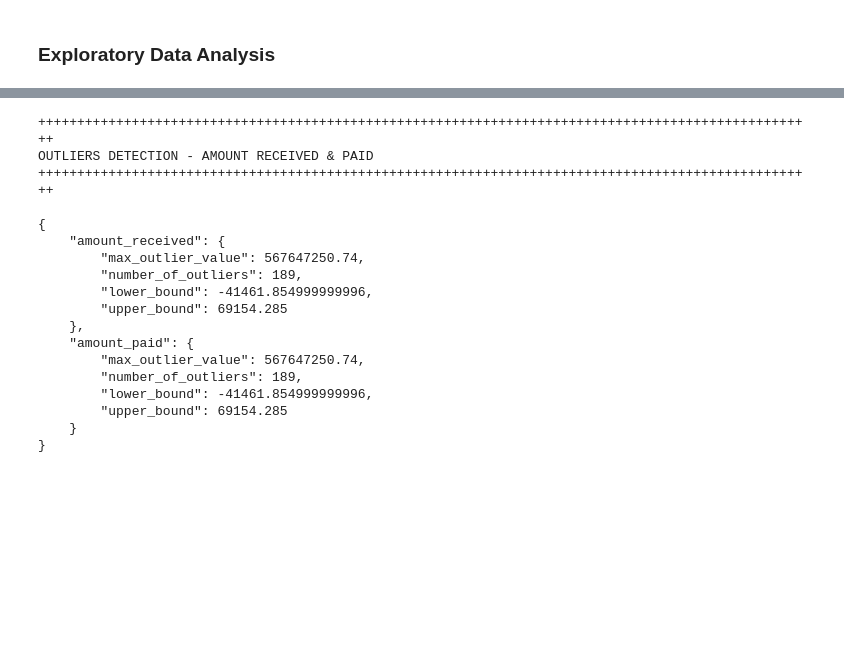
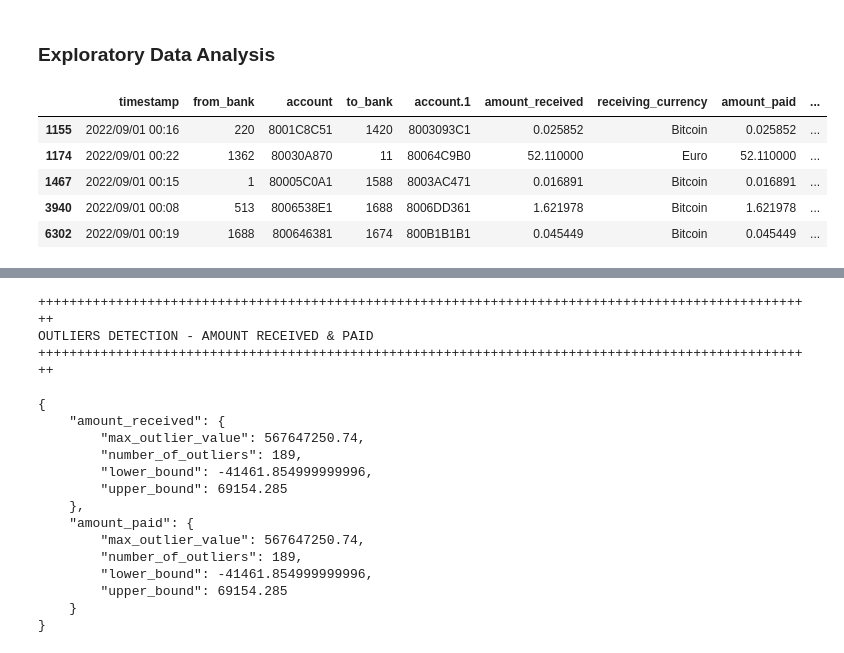
Before and after one commit to votanasrey/Hybrid-Node-Clustering-Approach-for-Graph-Based-Anti-Money-Laundering, a Jupyter notebook: model_dev/logistic_regression.ipynb, the cells around one changed output, grey strips where cells are left out. Saved outputs shown, nothing was run; the diff lists cells and outputs as text; code cells hidden in the pictures; blank space fills up the shorter version.

```diff
--- a/model_dev/logistic_regression.ipynb
+++ b/model_dev/logistic_regression.ipynb
@@ -267,3 +281,15 @@ df.head()
+# %%
+# Convert to the USD currency based on the exchange rate
+df['usd_amount'] = df.apply(lambda row: convert_to_usd(row['payment_currency'], row['amount_paid']), axis=1)
+none_us_dollar = df.loc[(df['payment_currency'] != 'US Dollar')]
+none_us_dollar.head()
+# %% [output]
+|  | timestamp | from_bank | account | to_bank | account.1 | amount_received | receiving_currency | amount_paid | ... |
+| 1155 | 2022/09/01 00:16 | 220 | 8001C8C51 | 1420 | 8003093C1 | 0.025852 | Bitcoin | 0.025852 | ... |
+| 1174 | 2022/09/01 00:22 | 1362 | 80030A870 | 11 | 80064C9B0 | 52.110000 | Euro | 52.110000 | ... |
+| 1467 | 2022/09/01 00:15 | 1 | 80005C0A1 | 1588 | 8003AC471 | 0.016891 | Bitcoin | 0.016891 | ... |
+| 3940 | 2022/09/01 00:08 | 513 | 8006538E1 | 1688 | 8006DD361 | 1.621978 | Bitcoin | 1.621978 | ... |
+| 6302 | 2022/09/01 00:19 | 1688 | 800646381 | 1674 | 800B1B1B1 | 0.045449 | Bitcoin | 0.045449 | ... |
 # %%
 create_boxplots(
     df,
```
Also changed, not shown: parts of 7 cells of this notebook.
